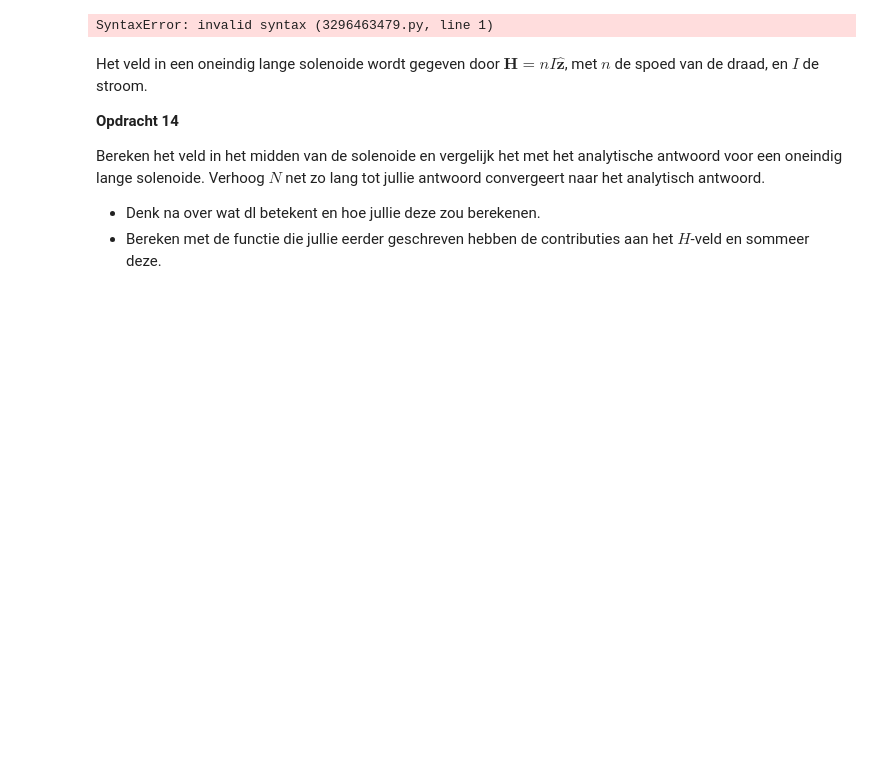
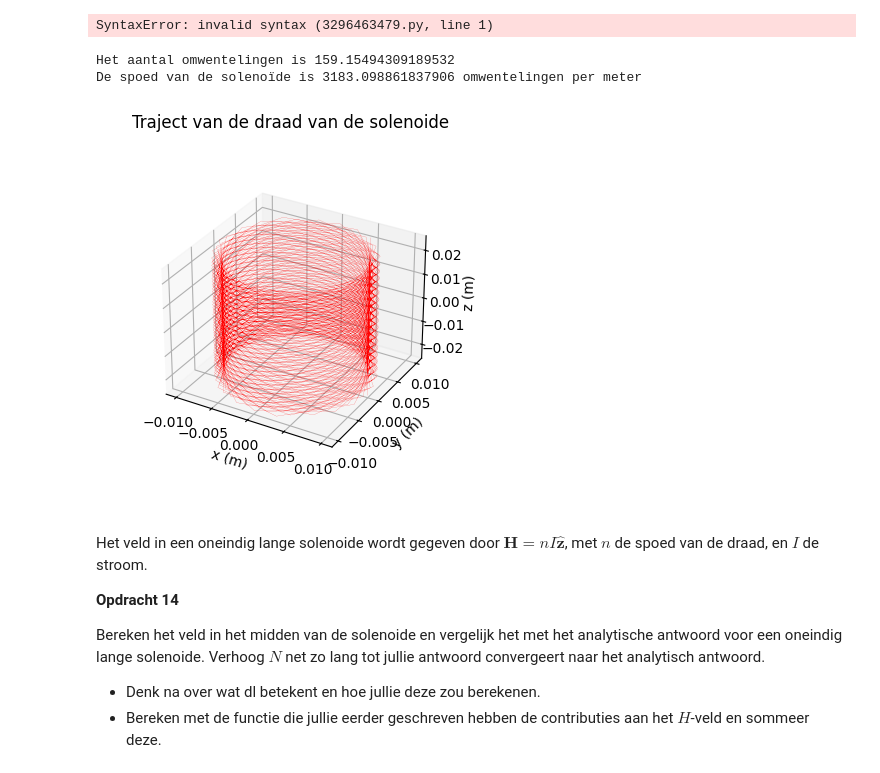
Before and after one commit to ggdejong/opdrachten-DEF-D, a Jupyter notebook: DigitaleOntwerpopdrachten/1CondensatorOpdracht/KrachtactuatorOpdracht.ipynb, the cells around one changed output. Drawn from its saved outputs; the diff is of its cells as text; code cells hidden in the pictures; blank space fills up the shorter version.

```diff
--- a/DigitaleOntwerpopdrachten/1CondensatorOpdracht/KrachtactuatorOpdracht.ipynb
+++ b/DigitaleOntwerpopdrachten/1CondensatorOpdracht/KrachtactuatorOpdracht.ipynb
@@ -529,13 +529,13 @@ Deze opdracht kan ook gemaakt worden met het gebruik van for loops, De akauze vo
 # %%
 # gegevens uit opdracht 11
 L_draad = 0.1 # [m]
-dl=np.array([0, 0, L_draad/10000]) # z-richting
+dl=np.array([0, 0, L_draad/64]) # z-richting
 r_field=np.array([0.1, 0, 0]) # veldcoördinaat r
 r_source=np.array([0, 0, 0]) # oorsprong
 I = 6 # [A]
 
 # stukken dl
-aant_dl = 10000
+aant_dl = 64
 
 # Het totale H-veld begint op nul
 H_totaal = np.array([0.0, 0.0, 0.0])
@@ -557,4 +557,6 @@ analytische_oplossing = I / (2 * np.pi * 0.1)
 
 print('Het numeriek berekende veld is ' + str(H_totaal) + ' A/m')
 print('Het analytische berekende veld is ' + str(analytische_oplossing) + ' A/m')
+
+print('Het verschil tussen een oneindig lange draad en een 10 cm lange draad is ongeveer een factor 2')
 # %% [output]
@@ -593,6 +598,39 @@ ax.set_box_aspect(aspect=None, zoom=0.8)
 ax.set_xlabel('x (m)'), ax.set_ylabel('y (m)'), ax.set_zlabel('z (m)')
 # %% [output]
 SyntaxError: invalid syntax (3296463479.py, line 1)
+# %%
+# Aantal punten voor de simulatie (bijv. 1000 voor een mooie vloeiende lijn)
+N = 1000
+r_sol = 0.01   # [m] (straal van de actuator)
+L_sol = 0.05   # [m] (voorbeeld lengte, gebruik je eigen Ls)
+# l_draad heb je eerder berekend, gebruik die waarde hier:
+l_draad = 10.0 # [m] (voorbeeldwaarde)
+
+# a. Bereken het aantal omwentelingen van je draad
+# Omtrek van één winding is 2 * pi * r_sol
+aantal_omwentelingen = l_draad / (2 * np.pi * r_sol)
+
+# b. Bereken de x, y en z coördinaten
+# We roepen de gegeven functie aan:
+x, y, z = parametrisatie(N, r_sol, aantal_omwentelingen, L_sol)
+
+# c. Bereken de spoed (aantal omwentelingen per meter) en print dit
+spoed = aantal_omwentelingen / L_sol
+
+print('Het aantal omwentelingen is ' + str(aantal_omwentelingen))
+print('De spoed van de solenoïde is ' + str(spoed) + ' omwentelingen per meter')
+
+# Enkele plots
+ax=plt.figure().add_subplot(projection='3d')
+plt.title('Traject van de draad van de solenoide')
+plt.plot(x, y, z, '-r', linewidth=0.1)
+ax.set_box_aspect(aspect=None, zoom=0.8)
+ax.set_xlabel('x (m)'), ax.set_ylabel('y (m)'), ax.set_zlabel('z (m)')
+plt.show()
+# %% [output]
+Het aantal omwentelingen is 159.15494309189532
+De spoed van de solenoïde is 3183.098861837906 omwentelingen per meter
+[figure, added]
 # %% [markdown]
 Het veld in een oneindig lange solenoide wordt gegeven door $\mathbf{H} = n I \hat{\mathbf{z}}$, met $n$ de spoed van de draad, en $I$ de stroom.
 
```
Also changed, not shown: parts of 2 cells of this notebook.
